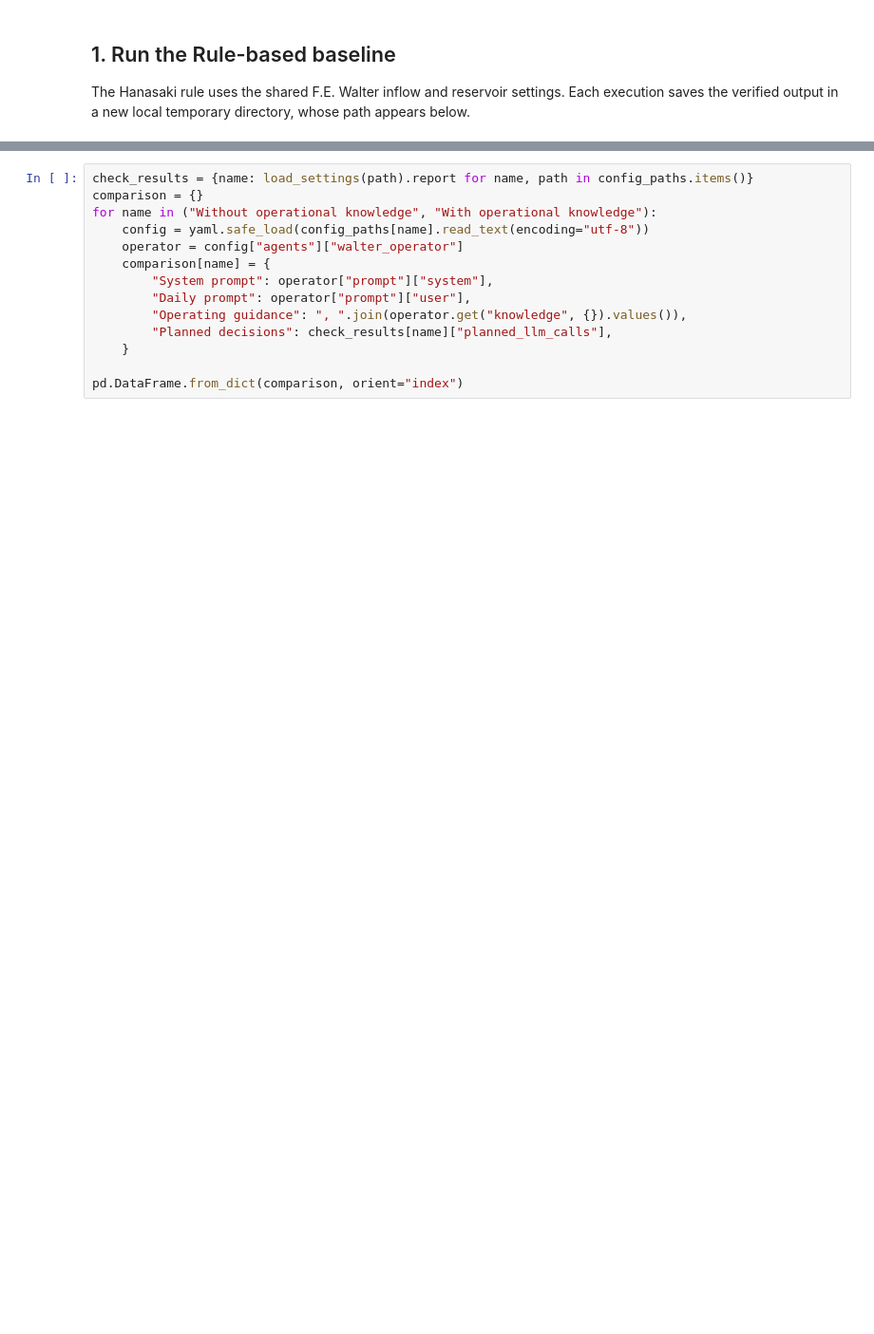
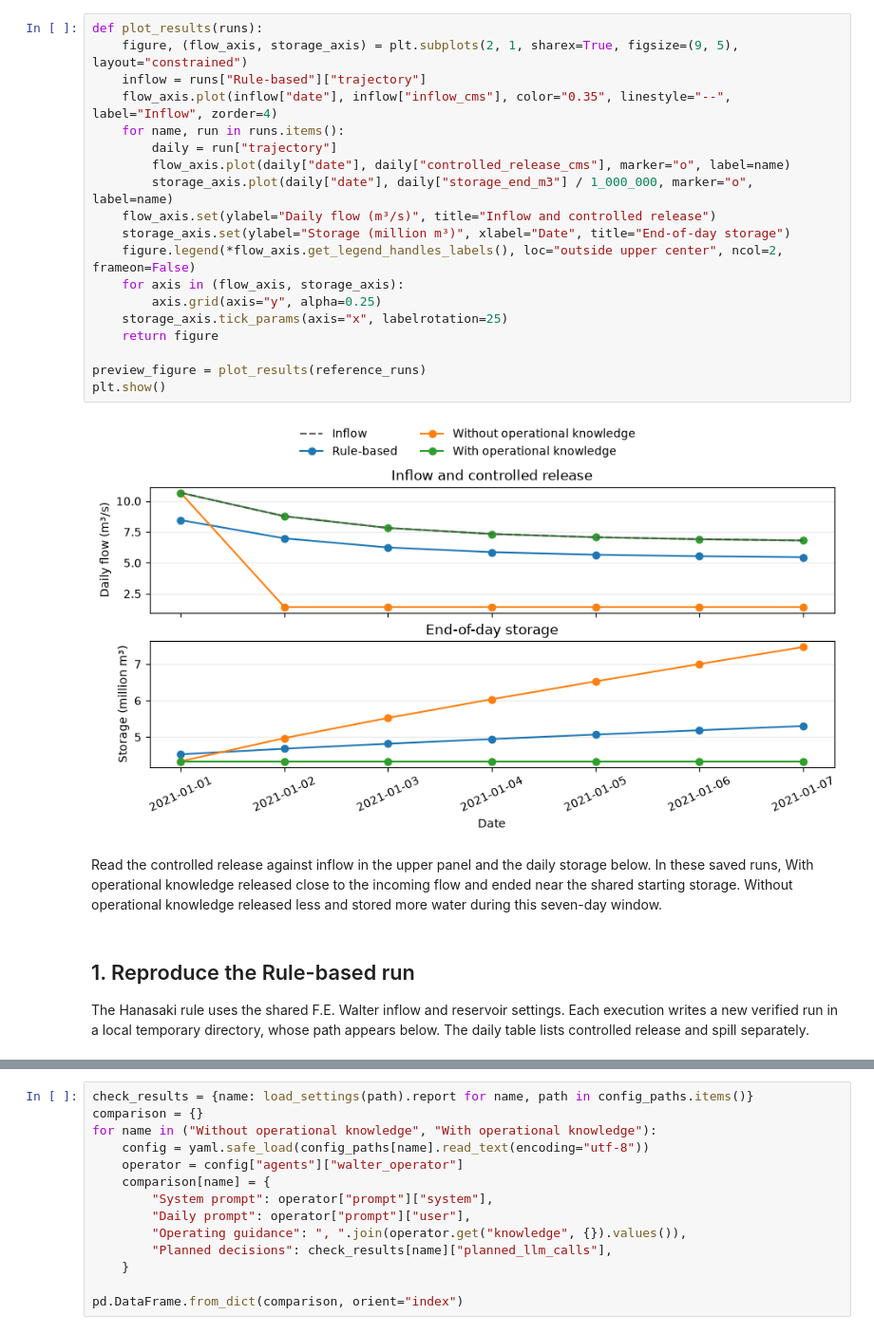
Before and after one commit to WenyuChiou/HydroReOpLLM, a Jupyter notebook: tutorials/fe_walter.ipynb, the cells around one changed output, grey strips where cells are left out. Shown at 95% size. Saved outputs shown, nothing was run; the diff lists cells and outputs as text; blank space fills up the shorter version.

```diff
--- a/tutorials/fe_walter.ipynb
+++ b/tutorials/fe_walter.ipynb
@@ -44,4 +53,27 @@ def run_case(name, *, allow_network=False):
+# %%
+def plot_results(runs):
+    figure, (flow_axis, storage_axis) = plt.subplots(2, 1, sharex=True, figsize=(9, 5), layout="constrained")
+    inflow = runs["Rule-based"]["trajectory"]
+    flow_axis.plot(inflow["date"], inflow["inflow_cms"], color="0.35", linestyle="--", label="Inflow", zorder=4)
+    for name, run in runs.items():
+        daily = run["trajectory"]
+        flow_axis.plot(daily["date"], daily["controlled_release_cms"], marker="o", label=name)
+        storage_axis.plot(daily["date"], daily["storage_end_m3"] / 1_000_000, marker="o", label=name)
+    flow_axis.set(ylabel="Daily flow (m³/s)", title="Inflow and controlled release")
+    storage_axis.set(ylabel="Storage (million m³)", xlabel="Date", title="End-of-day storage")
+    figure.legend(*flow_axis.get_legend_handles_labels(), loc="outside upper center", ncol=2, frameon=False)
+    for axis in (flow_axis, storage_axis):
+        axis.grid(axis="y", alpha=0.25)
+    storage_axis.tick_params(axis="x", labelrotation=25)
+    return figure
+
+preview_figure = plot_results(reference_runs)
+plt.show()
+# %% [output]
+[figure, added]
+# %% [markdown]
+Read the controlled release against inflow in the upper panel and the daily storage below. In these saved runs, With operational knowledge released close to the incoming flow and ended near the shared starting storage. Without operational knowledge released less and stored more water during this seven-day window.
 # %% [markdown]
-## 1. Run the Rule-based baseline
+## 1. Reproduce the Rule-based run
 
-The Hanasaki rule uses the shared F.E. Walter inflow and reservoir settings. Each execution saves the verified output in a new local temporary directory, whose path appears below.
+The Hanasaki rule uses the shared F.E. Walter inflow and reservoir settings. Each execution writes a new verified run in a local temporary directory, whose path appears below. The daily table lists controlled release and spill separately.
```
Also changed, not shown: parts of 10 cells of this notebook, 3 other files.
